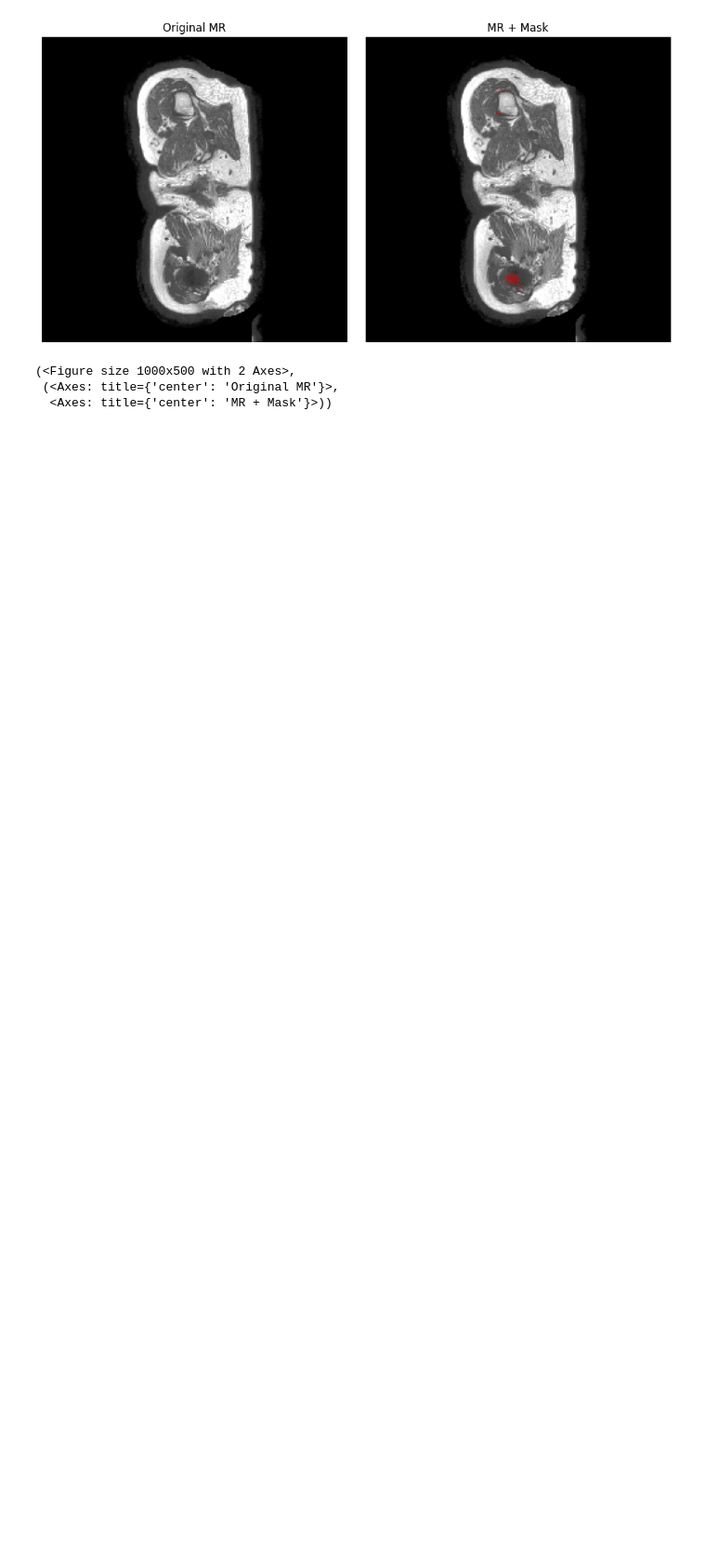
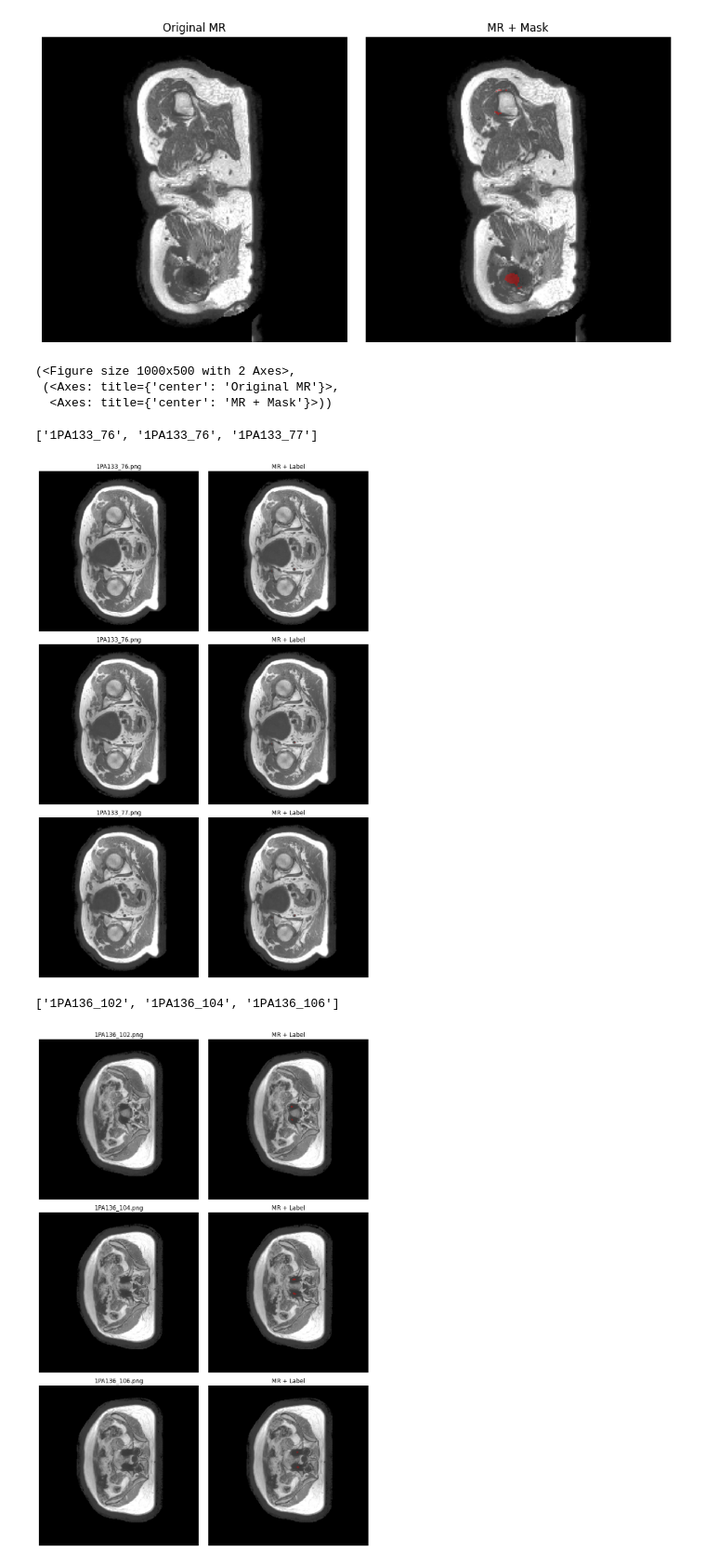
Before and after one commit to yyLeaves/sct-ood-dataset, a Jupyter notebook: notebooks/6_dataset_v1_small.ipynb, the cells around one changed output. Shown at 93% size. Saved outputs shown, nothing was run; the diff lists cells and outputs as text; code cells hidden in the pictures; blank space fills up the shorter version.

Commit message:
Update code+README for mr+label visualization

```diff
--- a/notebooks/6_dataset_v1_small.ipynb
+++ b/notebooks/6_dataset_v1_small.ipynb
@@ -483,7 +483,7 @@ for id_ in ids_justin_normal_train:
 
     # mr_corrected = n4_bias_correction(mr_image, mask)
     # masked_mr = apply_mask(mr_image, mask)
-    mr_normalized = np.clip(nyul_normalizer(mr_image), NYUL_MIN_VALUE, NYUL_MAX_VALUE)
+    mr_normalized = np.clip(mr_image, NYUL_MIN_VALUE, NYUL_MAX_VALUE)
     masked_mr = apply_mask(mr_normalized, mask)
 
     slices = mr_image.shape[2]
@@ -511,7 +511,7 @@ for id_ in ids_normal_valid:
 
     # mr_corrected = n4_bias_correction(mr_image, mask)
     # masked_mr = apply_mask(mr_image, mask)
-    mr_normalized = np.clip(nyul_normalizer(mr_image), NYUL_MIN_VALUE, NYUL_MAX_VALUE)
+    mr_normalized = np.clip(mr_image, NYUL_MIN_VALUE, NYUL_MAX_VALUE)
     masked_mr = apply_mask(mr_normalized, mask)
 
     slices = mr_image.shape[2]
@@ -537,7 +537,7 @@ for id_ in ids_abnormal_valid:
     ct_image = load_nifti_image(path_ct)
     mask = load_nifti_image(path_mask)
 
-    mr_normalized = np.clip(nyul_normalizer(mr_image), NYUL_MIN_VALUE, NYUL_MAX_VALUE)
+    mr_normalized = np.clip(mr_image, NYUL_MIN_VALUE, NYUL_MAX_VALUE)
     masked_mr = apply_mask(mr_normalized, mask)
 
     slices = mr_image.shape[2]
@@ -620,7 +620,7 @@ for id_ in ids_justin_abnormal_test:
     ct_image = load_nifti_image(path_ct)
     mask = load_nifti_image(path_mask)
 
-    mr_normalized = np.clip(nyul_normalizer(mr_image), NYUL_MIN_VALUE, NYUL_MAX_VALUE)
+    mr_normalized = np.clip(mr_image, NYUL_MIN_VALUE, NYUL_MAX_VALUE)
     masked_mr = apply_mask(mr_normalized, mask)
 
     slices = mr_image.shape[2]
@@ -635,7 +635,7 @@ for id_ in ids_justin_abnormal_test:
     tau -= DELTA
     mask_vol = (ct_image >= tau).astype(np.uint8)
 
-    abnormal_slices = [i for i in abnormal_slices if i >= 25 and i < slices - 25]
+    abnormal_slices = [i for i in abnormal_slices if i >= 15 and i < slices - 15]
     for i in tqdm(abnormal_slices):
         slice_image = masked_mr[:, :, i]
         slice_mask = mask_vol[:, :, i]
@@ -723,0 +802,21 @@ plot_mr_with_and_without_mask(mr_example_path, mask_example_path)
+# %%
+import glob
+ids_abnormal_valid = ["1PA133", "1PA136", "1PA169"]
+for id_ in ids_abnormal_valid:
+    anomaly_imgs = glob.glob(os.path.join(DIR_OUTPUT, "valid", "Ungood", "img", f"{id_}_*.png"))
+    slices = [int(os.path.basename(img).split("_")[1].split(".")[0]) for img in anomaly_imgs]
+    slices = np.linspace(min(slices), max(slices), num=3).astype(int)
+    image_slices = [os.path.join(
+        DIR_OUTPUT, "valid", "Ungood", "img", f"{id_}_{slice_}.png"
+    ) for slice_ in slices]
+    mask_slices = [
+        os.path.join(DIR_OUTPUT, "valid", "Ungood", "label", f"{id_}_{slice_}.png")
+        for slice_ in slices
+    ]
+    print([f"{id_}_{slice}" for slice in slices])
+    plot_mr_pairs(image_slices, mask_slices, row_titles=[f"{id_}_{slice}" for slice in slices],)
+# %% [output]
+['1PA133_76', '1PA133_76', '1PA133_77']
+[figure, added]
+['1PA136_102', '1PA136_104', '1PA136_106']
+[figure, added]
```
Also changed, not shown: parts of 6 cells of this notebook, 6 other files.
